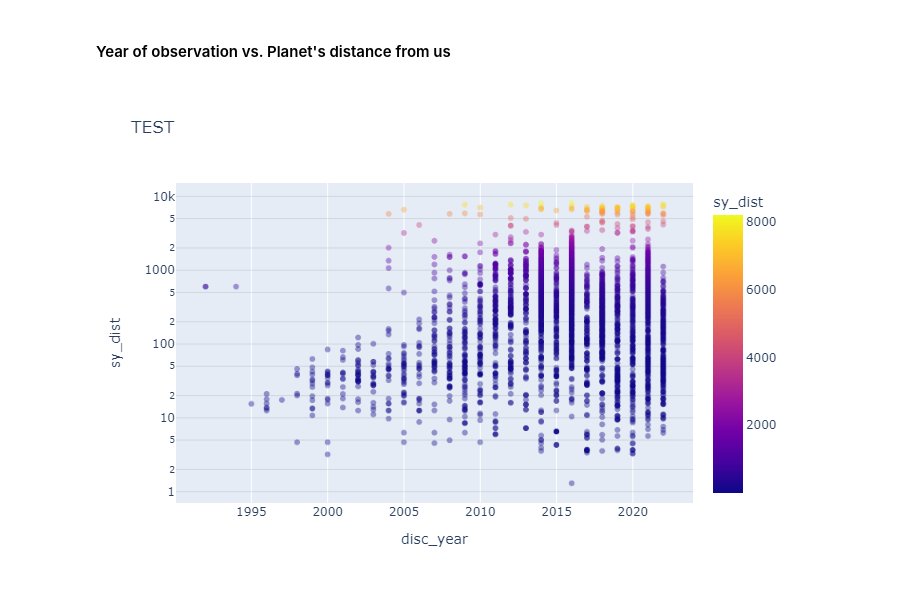
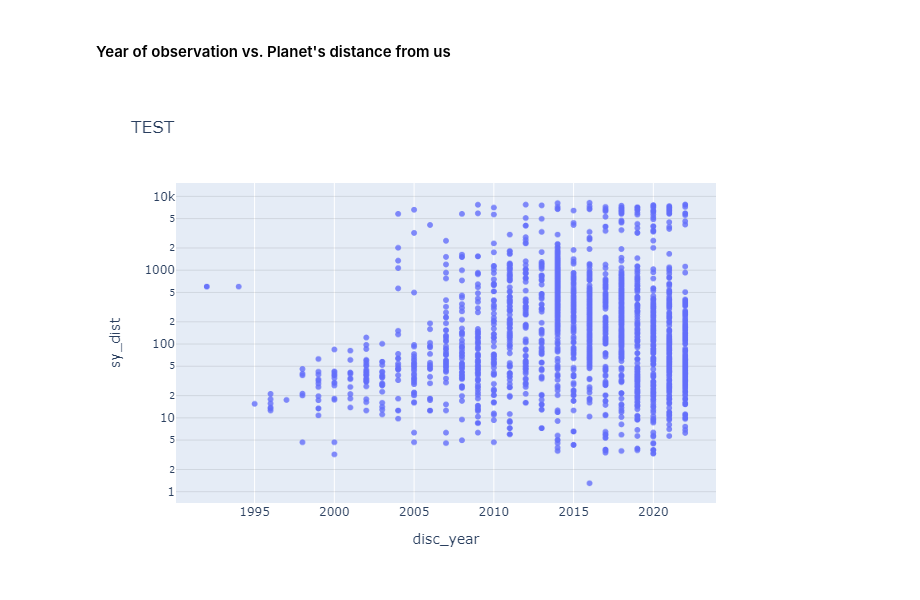
Before and after one commit to Kartmaan/Exoplanets, a Jupyter notebook: exoplanets.ipynb, the cells around one changed output. Saved outputs shown, nothing was run; the diff lists cells and outputs as text; code cells hidden in the pictures.

```diff
--- a/exoplanets.ipynb
+++ b/exoplanets.ipynb
@@ -759,27 +759,28 @@ Here too, for almost all of the observations (98%) only the radial velocity meth
 # %%
 test = df.loc[
     (df['sy_dist'].notna()) &
-    (df['disc_year'].notna())
+    (df['disc_year'].notna()) &
+    (df['pl_orbsmax'].notna())
     ]
 
 fig_1 = px.scatter(
     test,
     x='disc_year',
     y='sy_dist',
     log_x=False,
     log_y=True,
     title='TEST',
     labels={'x': 'Year', 'y': 'Distance [parsec]'},
-    color='sy_dist',
-    opacity=0.4
+    #color='pl_orbsmax',
+    opacity=0.8
     )
 
 fig_1.update_yaxes(
     showgrid=True,
     gridcolor='black',
     gridwidth=0.1
     )
 
 to_img(fig_1)
 # %% [output]
-[figure, old version]
+[figure, new version]
```
Also changed, not shown: parts of 2 cells of this notebook, 1 other file.
